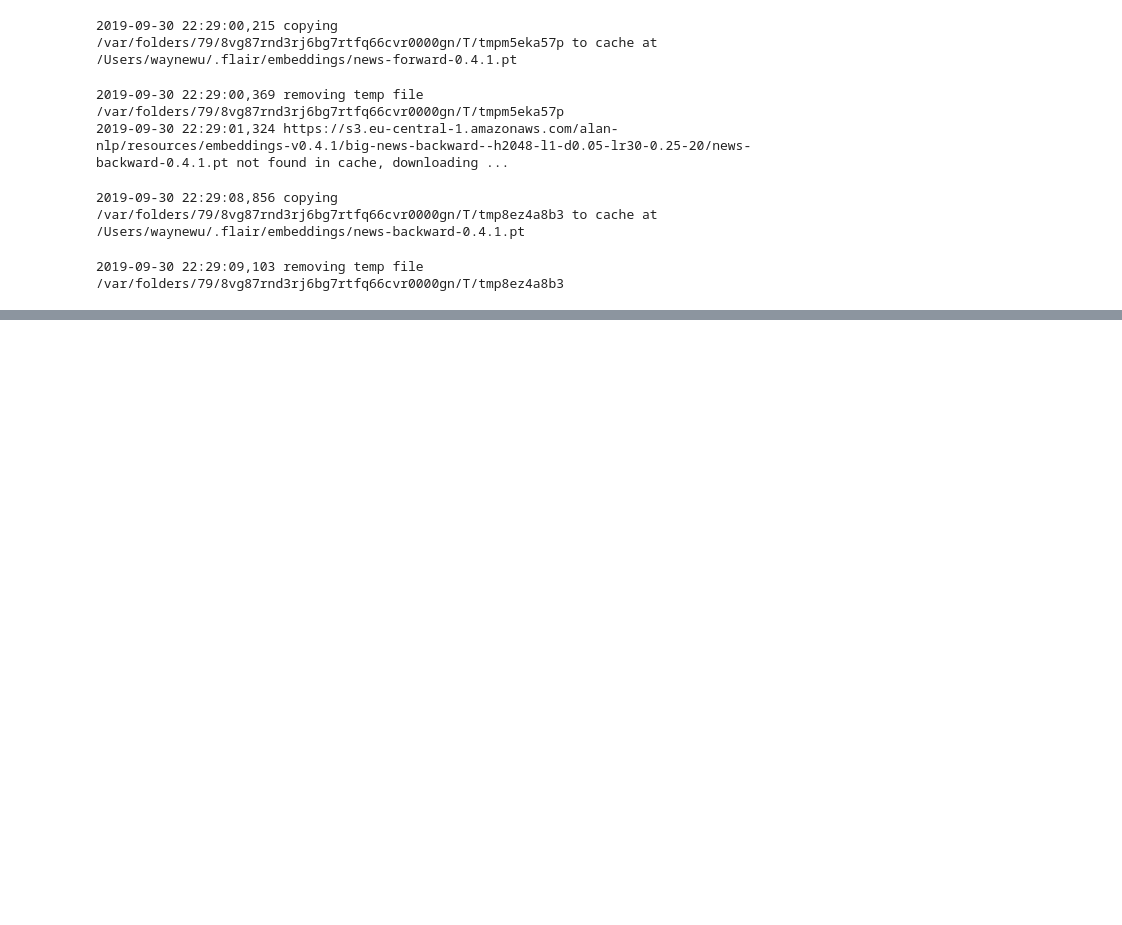
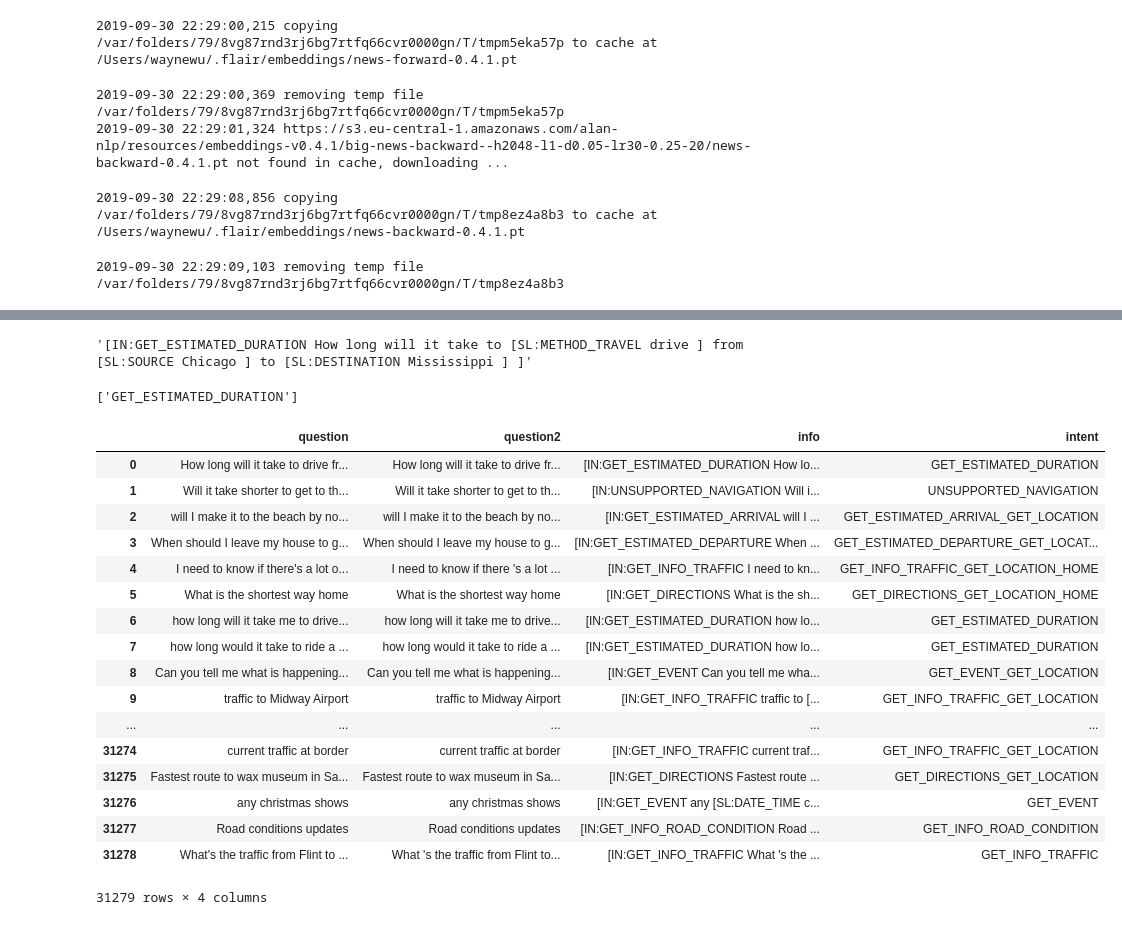
Before and after one commit to waynewu6250/Multi-intent-dialoguer, a Jupyter notebook: Preprocessing.ipynb, the cells around one changed output, grey strips where cells are left out. Drawn from its saved outputs; the diff is of its cells as text; code cells hidden in the pictures; blank space fills up the shorter version.

```diff
--- a/Preprocessing.ipynb
+++ b/Preprocessing.ipynb
@@ -101,0 +78,33 @@ clusters = km.labels_.tolist()
+# %%
+data = pd.read_csv('./raw_datasets/top-dataset-semantic-parsing/train.tsv', sep='\t', names = ["question", "question2", "info"])
+# %%
+data["info"].values
+# %% [output]
+'[IN:GET_ESTIMATED_DURATION How long will it take to [SL:METHOD_TRAVEL drive ] from [SL:SOURCE Chicago ] to [SL:DESTINATION Mississippi ] ]'
+# %%
+re.findall(r'\[IN:(\w+)', data["info"].values[0])
+# %% [output]
+['GET_ESTIMATED_DURATION']
+# %%
+data["intent"] = data["info"].apply(lambda x: "_".join(sorted(re.findall(r'\[IN:(\w+)', x))))
+# %%
+data
+# %% [output]
+|  | question | question2 | info | intent |
+| 0 | How long will it take to drive fr... | How long will it take to drive fr... | [IN:GET_ESTIMATED_DURATION How lo... | GET_ESTIMATED_DURATION |
+| 1 | Will it take shorter to get to th... | Will it take shorter to get to th... | [IN:UNSUPPORTED_NAVIGATION Will i... | UNSUPPORTED_NAVIGATION |
+| 2 | will I make it to the beach by no... | will I make it to the beach by no... | [IN:GET_ESTIMATED_ARRIVAL will I ... | GET_ESTIMATED_ARRIVAL_GET_LOCATION |
+| 3 | When should I leave my house to g... | When should I leave my house to g... | [IN:GET_ESTIMATED_DEPARTURE When ... | GET_ESTIMATED_DEPARTURE_GET_LOCAT... |
+| 4 | I need to know if there's a lot o... | I need to know if there 's a lot ... | [IN:GET_INFO_TRAFFIC I need to kn... | GET_INFO_TRAFFIC_GET_LOCATION_HOME |
+| 5 | What is the shortest way home | What is the shortest way home | [IN:GET_DIRECTIONS What is the sh... | GET_DIRECTIONS_GET_LOCATION_HOME |
+| 6 | how long will it take me to drive... | how long will it take me to drive... | [IN:GET_ESTIMATED_DURATION how lo... | GET_ESTIMATED_DURATION |
+| 7 | how long would it take to ride a ... | how long would it take to ride a ... | [IN:GET_ESTIMATED_DURATION how lo... | GET_ESTIMATED_DURATION |
+| 8 | Can you tell me what is happening... | Can you tell me what is happening... | [IN:GET_EVENT Can you tell me wha... | GET_EVENT_GET_LOCATION |
+| 9 | traffic to Midway Airport | traffic to Midway Airport | [IN:GET_INFO_TRAFFIC traffic to [... | GET_INFO_TRAFFIC_GET_LOCATION |
+| ... | ... | ... | ... | ... |
+| 31274 | current traffic at border | current traffic at border | [IN:GET_INFO_TRAFFIC current traf... | GET_INFO_TRAFFIC_GET_LOCATION |
+| 31275 | Fastest route to wax museum in Sa... | Fastest route to wax museum in Sa... | [IN:GET_DIRECTIONS Fastest route ... | GET_DIRECTIONS_GET_LOCATION |
+| 31276 | any christmas shows | any christmas shows | [IN:GET_EVENT any [SL:DATE_TIME c... | GET_EVENT |
+| 31277 | Road conditions updates | Road conditions updates | [IN:GET_INFO_ROAD_CONDITION Road ... | GET_INFO_ROAD_CONDITION |
+| 31278 | What's the traffic from Flint to ... | What 's the traffic from Flint to... | [IN:GET_INFO_TRAFFIC What 's the ... | GET_INFO_TRAFFIC |
+31279 rows × 4 columns
```
Also changed, not shown: parts of 7 cells of this notebook, 1 other file.
